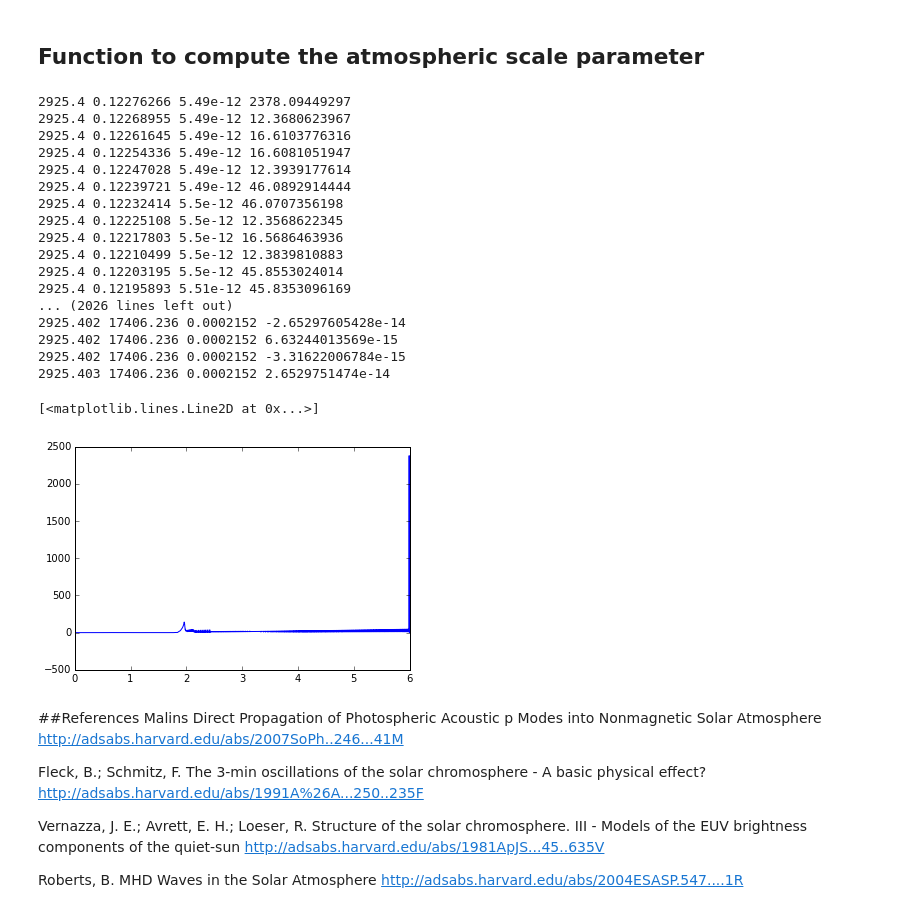
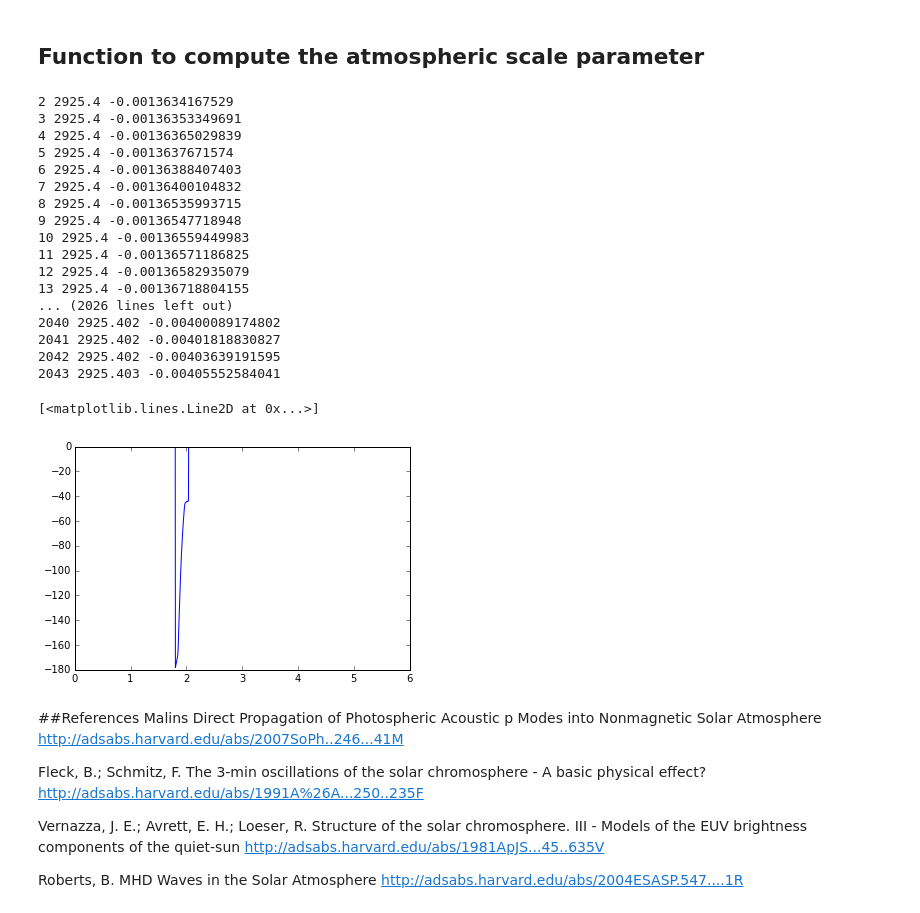
Before and after one commit to mikeg64/solar, a Jupyter notebook: pmode/ipython/cutoff.ipynb, the cells around one changed output. Saved outputs shown, nothing was run; the diff lists cells and outputs as text; code cells hidden in the pictures.

```diff
--- a/pmode/ipython/cutoff.ipynb
+++ b/pmode/ipython/cutoff.ipynb
@@ -91,7 +91,7 @@ def p_over_rhog(vars, h):
 
     #region 1
     if h>=2.0419e6 and h<=6e6:
-        poverrhog=177.4+1.349e-5*h^(1.886)
+        poverrhog=177.4+1.349e-5*math.pow(h,1.886)
     #region2
     elif h>=1.802e6 and h<=2.039e6:
         p1=-4.415e-34
@@ -103,7 +103,7 @@ def p_over_rhog(vars, h):
         p7=-6.243e5
         p8=3.426e11
         p9=-8.22e16
-        poverrhog=p1*h^8+p2*h^7+p3*h^6+p4*h^5+p5^h^4+p6*h^3+p7*h^2+p8*h+p9
+        poverrhog=p1*math.pow(h,8)+p2*math.pow(h,7)+p3*math.pow(h,6)+p4*math.pow(h,5)+p5*math.pow(h,4)+p6*math.pow(h,3)+p7*math.pow(h,2)+p8*h+p9
     #region3
     elif h>=8.7e3 and h<1.7991e6:
         p1=1.37e-42
@@ -115,9 +115,9 @@ def p_over_rhog(vars, h):
         p7=1.973e-6
         p8=-0.4078
         p9=3.051e5
-        poverrhog=p1*h^8+p2*h^7+p3*h^6+p4*h^5+p5*h^4+p6*h^3+p7*h^2+p8*h+p9
+        poverrhog=p1*math.pow(h,8)+p2*math.pow(h,7)+p3*math.pow(h,6)+p4*math.pow(h,5)+p5*math.pow(h,4)+p6*math.pow(h,3)+p7*math.pow(h,2)+p8*h+p9
 
-    return poverrhog
+    return math.fabs(poverrhog)
 
 
 #compute derivative
@@ -126,7 +126,7 @@ def dp_over_rhog(vars, h):
 
      #region 1
     if h>=2.0419e6 and h<=6e6:
-        dpoverrhog=2.544214e-5*h^(0.886)
+        dpoverrhog=2.544214e-5*math.pow(h,0.886)
     #region2
     elif h>=1.802e6 and h<=2.039e6:
         p1=-4.415e-34
@@ -138,7 +138,7 @@ def dp_over_rhog(vars, h):
         p7=-6.243e5
         p8=3.426e11
         p9=-8.22e16
-        dpoverrhog=8*p1*h^7+7*p2*h^6+6*p3*h^5+5*p4*h^4+4*p5*h^3+3*p6*h^2+2*p7*h+p8
+        dpoverrhog=8*p1*math.pow(h,7)+7*p2*math.pow(h,6)+6*p3*math.pow(h,5)+5*p4*math.pow(h,4)+4*p5*math.pow(h,3)+3*p6*math.pow(h,2)+2*p7*h+p8
     #region3
     elif h>=8.7e3 and h<1.7991e6:
         p1=1.37e-42
@@ -150,8 +150,8 @@ def dp_over_rhog(vars, h):
         p7=1.973e-6
         p8=-0.4078
         p9=3.051e5
-        dpoverrhog=8*p1*h^7+7*p2*h^6+6*p3*h^5+5*p4*h^4+4*p5*h^3+3*p6*h^2+2*p7*h+p8
-    return dpoverrhog
+        dpoverrhog=8*p1*math.pow(h,7)+7*p2*math.pow(h,6)+6*p3*math.pow(h,5)+5*p4*math.pow(h,4)+4*p5*math.pow(h,3)+3*p6*math.pow(h,2)+2*p7*h+p8
+    return math.fabs(dpoverrhog)
 # %% [markdown]
 ## Function to compute the atmospheric scale parameter
 # %%
@@ -182,54 +182,55 @@ def diff3p(y,i,h):
 
 #compute lambda0
 alam0 = numpy.zeros(asize/4)
 alami0 = numpy.zeros(asize/4)
 
 for i in range(0,(asize/4)-1):
     alam0[i]=lambda0(vars,ptemp[i],rhotemp[i])
 
 dh=height[0]-height[1]
 for i in range(1,(asize/4)-2):
     xval=height[0]-i*dh
     alami0[i]=lagrange_interp(xval,alam0,height,i)
 
 
 #print alam0
 #compute cutoff
 atc0 = numpy.zeros(asize/4)
 lamdash0 = numpy.zeros(asize/4)
 for i in range(2,(asize/4)-4):
     h=height[i]-height[i+1]
     #lamdash0[i]=diff3p(alam0,i,h)
     #lamdash0[i]=ptemp[i]/rhotemp[i]
     lamdash0[i]=diff5p(alami0,i,h)
     #print h,alam0[i],lamdash0[i]
-    print h,ptemp[i],rhotemp[i],lamdash0[i]
-    atc0[i]=1.0/((vars.fgamma*vars.ggg/(4*pi*acs[i]))*math.sqrt(1+2*lamdash0[i]))
-    #atc0[i]=1.0/((vars.fgamma*vars.ggg/(4*pi*acs[i])))
+    #print h,ptemp[i],rhotemp[i],lamdash0[i]
+    #atc0[i]=1.0/((vars.fgamma*vars.ggg/(4*pi*acs[i]))*math.sqrt(1+2*lamdash0[i]))
+    atc0[i]=((vars.fgamma*vars.ggg/(4*pi*acs[i])))*math.sqrt(1+2*dp_over_rhog(vars, height[i]))
+    print i,h,atc0[i]
     #atc0[i]=math.sqrt(1+2*lamdash0[i])
 
 #print atc0
-plt.plot(height/1.0e6,lamdash0)
+plt.plot(height/1.0e6,atc0)
 # %% [output]
-2925.4 0.12276266 5.49e-12 2378.09449297
-2925.4 0.12268955 5.49e-12 12.3680623967
-2925.4 0.12261645 5.49e-12 16.6103776316
-2925.4 0.12254336 5.49e-12 16.6081051947
-2925.4 0.12247028 5.49e-12 12.3939177614
-2925.4 0.12239721 5.49e-12 46.0892914444
-2925.4 0.12232414 5.5e-12 46.0707356198
-2925.4 0.12225108 5.5e-12 12.3568622345
-2925.4 0.12217803 5.5e-12 16.5686463936
-2925.4 0.12210499 5.5e-12 12.3839810883
-2925.4 0.12203195 5.5e-12 45.8553024014
-2925.4 0.12195893 5.51e-12 45.8353096169
+2 2925.4 -0.0013634167529
+3 2925.4 -0.00136353349691
+4 2925.4 -0.00136365029839
+5 2925.4 -0.0013637671574
+6 2925.4 -0.00136388407403
+7 2925.4 -0.00136400104832
+8 2925.4 -0.00136535993715
+9 2925.4 -0.00136547718948
+10 2925.4 -0.00136559449983
+11 2925.4 -0.00136571186825
+12 2925.4 -0.00136582935079
+13 2925.4 -0.00136718804155
 ... (2026 lines left out)
-2925.402 17406.236 0.0002152 -2.65297605428e-14
-2925.402 17406.236 0.0002152 6.63244013569e-15
-2925.402 17406.236 0.0002152 -3.31622006784e-15
-2925.403 17406.236 0.0002152 2.6529751474e-14
+2040 2925.402 -0.00400089174802
+2041 2925.402 -0.00401818830827
+2042 2925.402 -0.00403639191595
+2043 2925.403 -0.00405552584041
 [<matplotlib.lines.Line2D at 0x...>]
-[figure, old version]
+[figure, new version]
 # %% [markdown]
 ##References
 Malins
```
Also changed, not shown: parts of 1 cell of this notebook.
